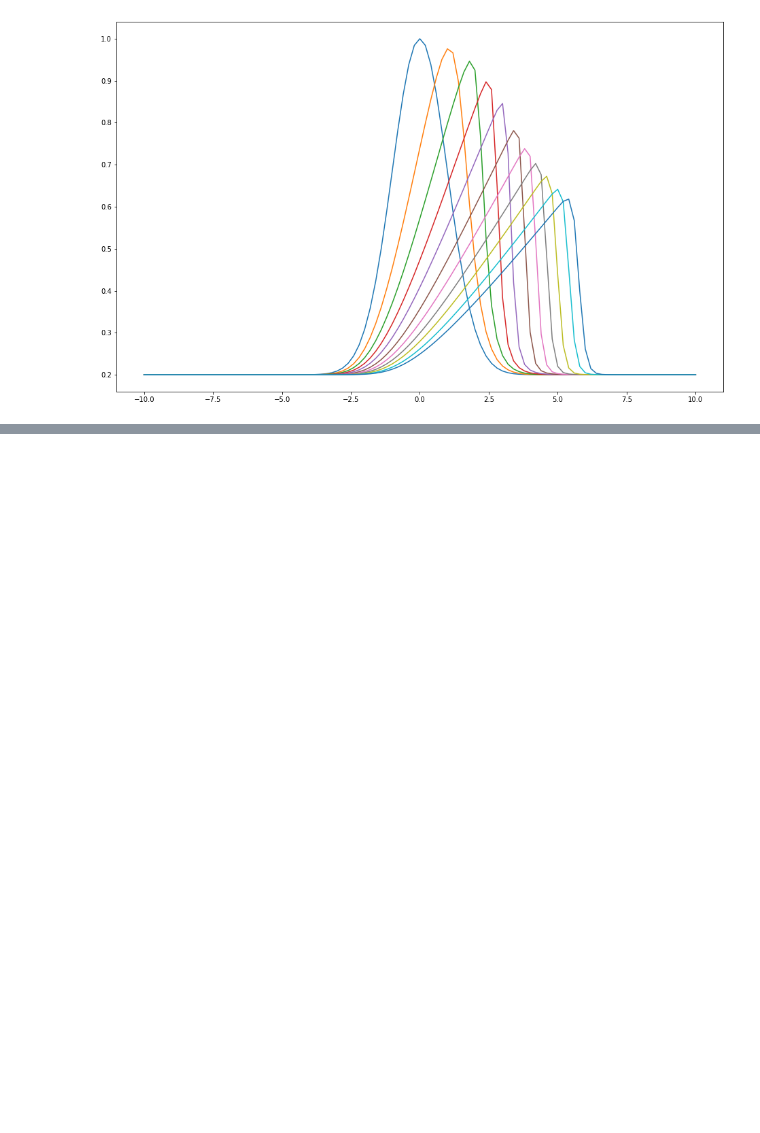
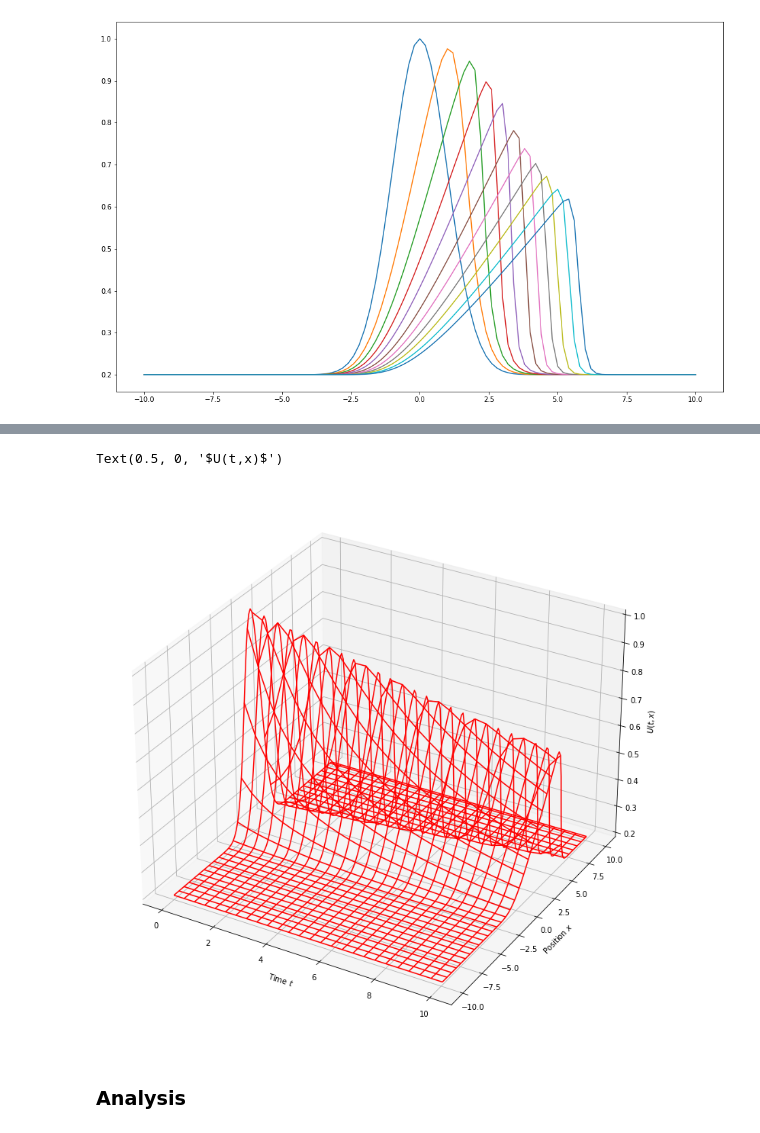
Before and after one commit to KennyWeeks/computational-physics-class-404-604-Spring-2022, a Jupyter notebook: hmwrk/Homework_7_03.25.2022.ipynb, the cells around one changed output, grey strips where cells are left out. Drawn from its saved outputs; the diff is of its cells as text; code cells hidden in the pictures; blank space fills up the shorter version.

```diff
--- a/hmwrk/Homework_7_03.25.2022.ipynb
+++ b/hmwrk/Homework_7_03.25.2022.ipynb
@@ -61,0 +150,14 @@ t =  10.080000000000007
+# %%
+# Create 3D-view of the solution.
+t, x = np.meshgrid(tp, x)
+fig3D = plt.figure(figsize=(16,10))
+ax3D = Axes3D(fig3D)
+ax3D.plot_wireframe(t, x, Up.transpose(), color="red")
+ax3D.set_xlabel("Time $t$")
+ax3D.set_ylabel("Position $x$")
+ax3D.set_zlabel(r"$U(t,x)$")
+# %% [output]
+Text(0.5, 0, '$U(t,x)$')
+[figure, added]
+# %% [markdown]
+### Analysis
```
Also changed, not shown: parts of 6 cells of this notebook.
